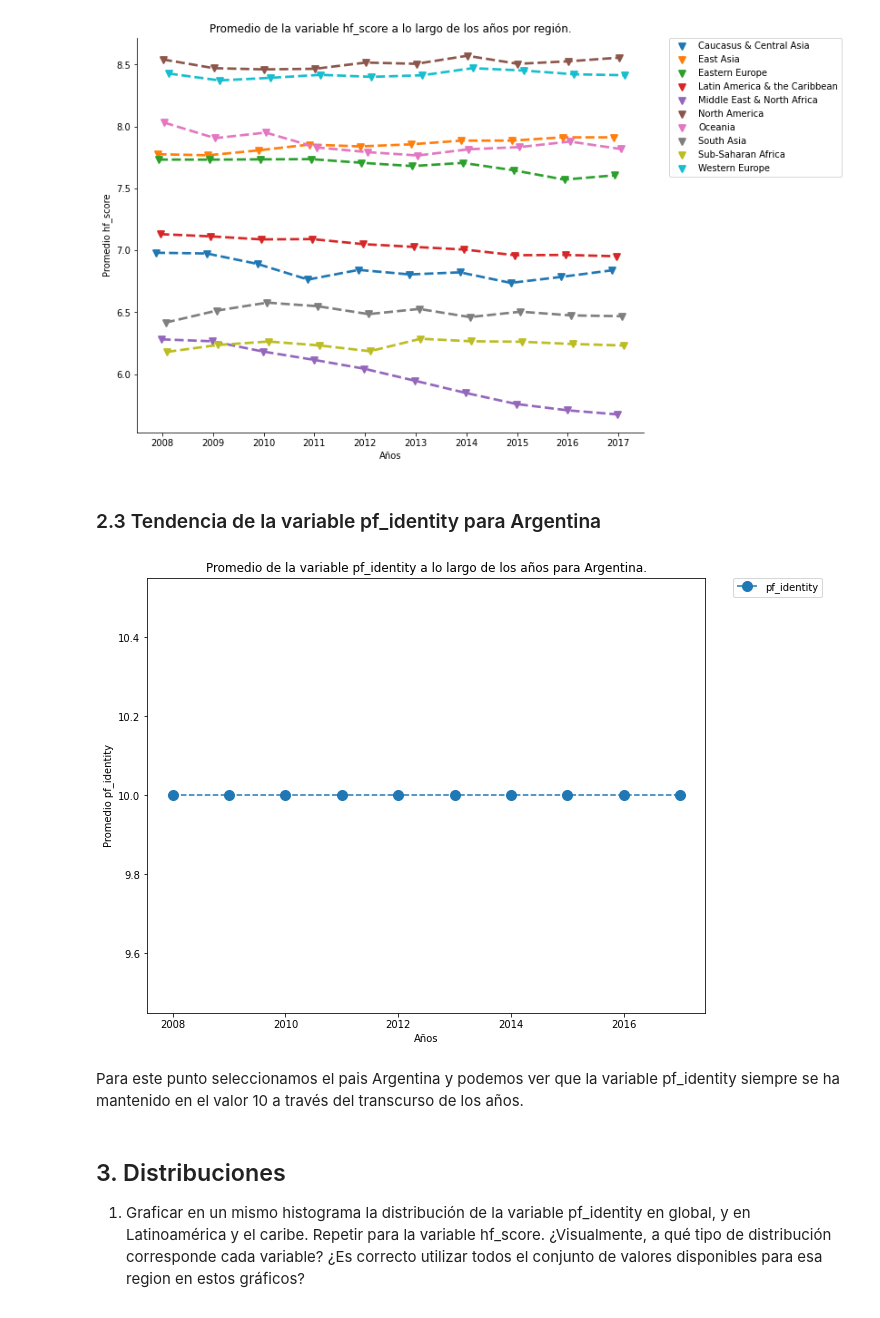
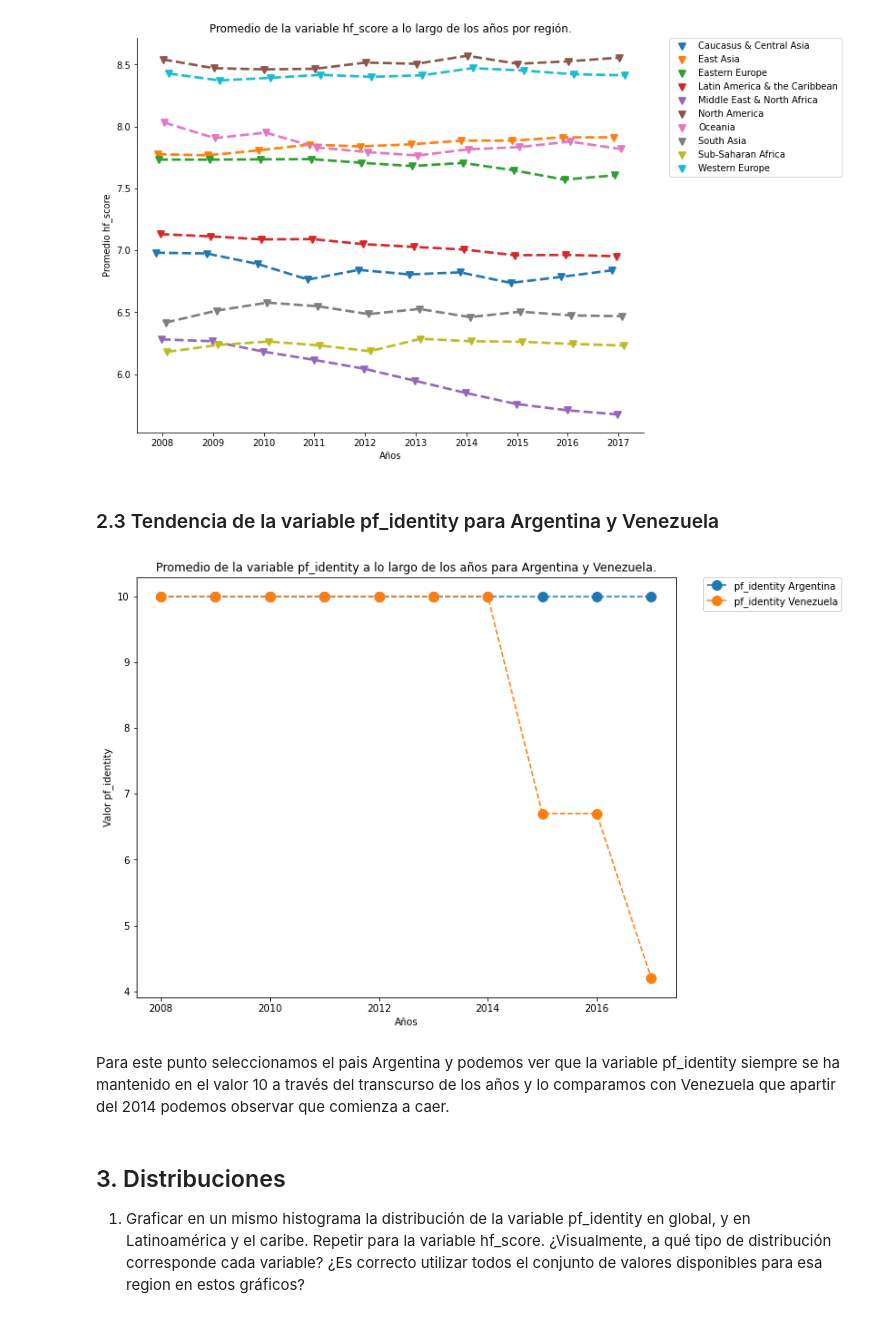
Before and after one commit to lucaslissandrello/Analisis-y-Visualizaci-n-de-Datos-Grupo-1-Cohorte-2-DiploDatos-2020, a Jupyter notebook: Practico_resolucion.ipynb, the cells around one changed output. Saved outputs shown, nothing was run; the diff lists cells and outputs as text; code cells hidden in the pictures.

```diff
--- a/Practico_resolucion.ipynb
+++ b/Practico_resolucion.ipynb
@@ -249,28 +262,36 @@ seaborn.despine()
 # %% [output]
 [figure]
 # %% [markdown]
-### 2.3 Tendencia de la variable pf_identity para Argentina
+### 2.3 Tendencia de la variable pf_identity para Argentina y Venezuela
 # %%
 # Gráfico para Argentina para pf_identity a través del paso de los años.
 
 # Agrupamos las dos columnas por año y Argentina.
 arg_dataset = dataset[dataset.countries == 'Argentina']
+venezuela_dataset = dataset[dataset.countries == 'Venezuela']
+
 
 pf_identity_arg_group_by_year = arg_dataset[['year', 'pf_identity']].groupby('year').mean()
 pf_identity_arg_group_by_year = pf_identity_arg_group_by_year.reset_index() # Ponemos al año como una columna
 
+pf_identity_venezuela_group_by_year = venezuela_dataset[['year', 'pf_identity']].groupby('year').mean()
+pf_identity_venezuela_group_by_year = pf_identity_venezuela_group_by_year.reset_index() # Ponemos al año como una columna
+
+
 plt.figure(figsize=(10,8))
-plt.plot(pf_identity_arg_group_by_year['year'], pf_identity_arg_group_by_year['pf_identity'], label='pf_identity',linestyle='--', marker='o', markersize=10)
+plt.plot(pf_identity_arg_group_by_year['year'], pf_identity_arg_group_by_year['pf_identity'], label='pf_identity Argentina',linestyle='--', marker='o', markersize=10)
+plt.plot(pf_identity_venezuela_group_by_year['year'], pf_identity_venezuela_group_by_year['pf_identity'], label='pf_identity Venezuela',linestyle='--', marker='o', markersize=10)
 
-plt.ylabel('Promedio pf_identity')
+
+plt.ylabel('Valor pf_identity')
 plt.xlabel('Años')
-plt.title('Promedio de la variable pf_identity a lo largo de los años para Argentina.')
+plt.title('Promedio de la variable pf_identity a lo largo de los años para Argentina y Venezuela.')
 plt.legend(bbox_to_anchor=(1.05, 1), loc=2, borderaxespad=0.)
 plt.show()
 # %% [output]
-[figure, old version]
+[figure, new version]
 # %% [markdown]
-Para este punto seleccionamos el pais Argentina y podemos ver que la variable pf_identity siempre se ha mantenido en el valor 10 a través del transcurso de los años.
+Para este punto seleccionamos el pais Argentina y podemos ver que la variable pf_identity siempre se ha mantenido en el valor 10 a través del transcurso de los años y lo comparamos con Venezuela que apartir del 2014 podemos observar que comienza a caer.
 # %% [markdown]
 ## 3. Distribuciones
 1. Graficar en un mismo histograma la distribución de la variable pf_identity en global, y en Latinoamérica y el caribe. Repetir para la variable hf_score. ¿Visualmente, a qué tipo de distribución corresponde cada variable? ¿Es correcto utilizar todos el conjunto de valores disponibles para esa region en estos gráficos?
```
Also changed, not shown: parts of 9 cells of this notebook.
